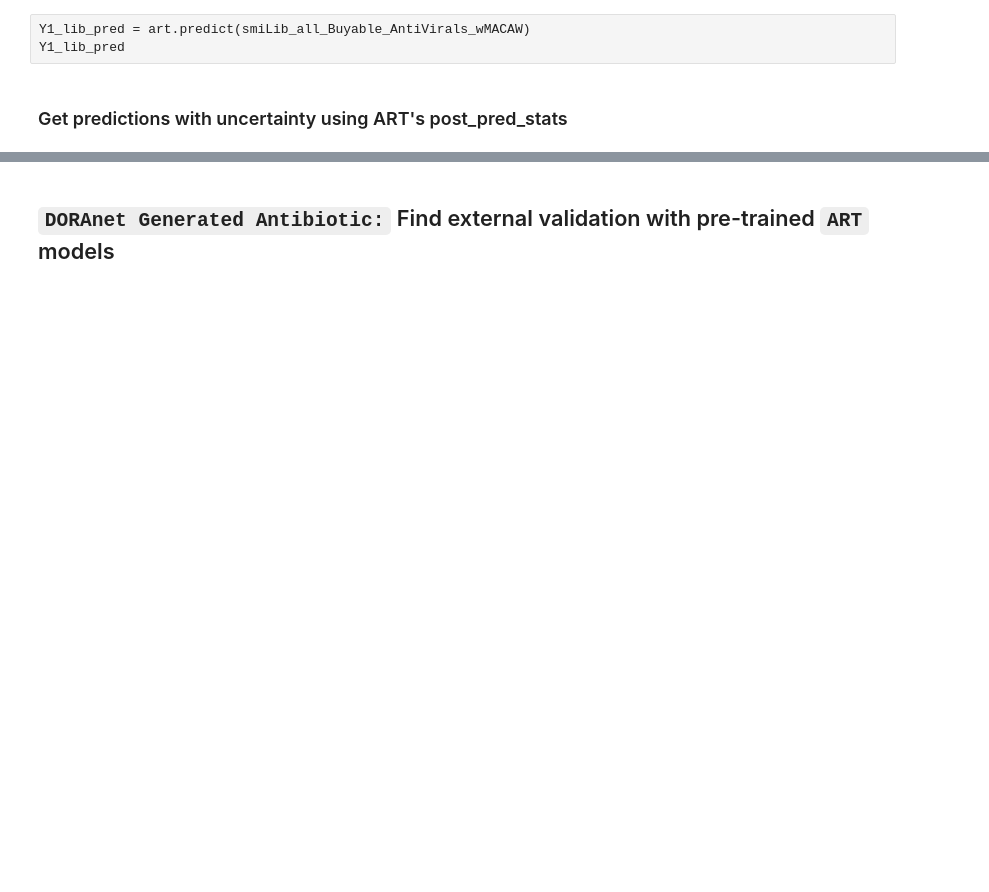
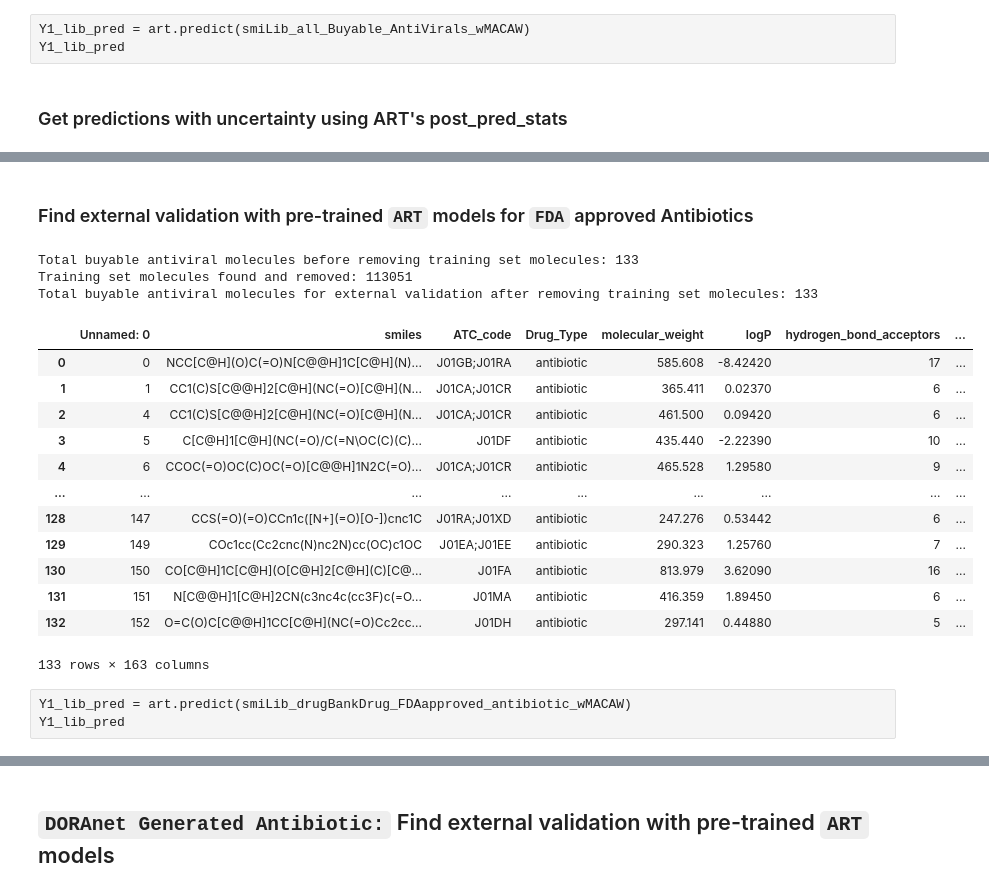
Before and after one commit to soumyadeepghosh35/DTRA_ART, a Jupyter notebook: DTRA_project_notebooks/Step5_ART_BacillusAnthracis.ipynb, the cells around one changed output, grey strips where cells are left out. Saved outputs shown, nothing was run; the diff lists cells and outputs as text; code cells hidden in the pictures; blank space fills up the shorter version.

```diff
--- a/DTRA_project_notebooks/Step5_ART_BacillusAnthracis.ipynb
+++ b/DTRA_project_notebooks/Step5_ART_BacillusAnthracis.ipynb
@@ -317,0 +247,37 @@ Predictions saved with uncertainty estimates
+# %% [markdown]
+### Find external validation with pre-trained `ART` models for `FDA` approved Antibiotics
+# %%
+BacillusAnthracis_drugBankDrug_FDAapproved_antibiotic_wMACAW = pd.read_csv(modelBuildingDataDir + "/drugBankDrug_FDAapproved_antibiotic_wMACAW.csv")
+
+print(f"Total buyable antiviral molecules before removing training set molecules: {len(BacillusAnthracis_drugBankDrug_FDAapproved_antibiotic_wMACAW)}")
+
+# Get the set of training SMILES from the chEMBL data for fast lookup
+training_smiles_set = set(BacillusAnthracisData_chEMBL_wMACAW['Smiles'])
+
+# Remove rows whose SMILES are present in the training data
+BacillusAnthracis_drugBankDrug_FDAapproved_antibiotic_wMACAW = BacillusAnthracis_drugBankDrug_FDAapproved_antibiotic_wMACAW[
+    ~BacillusAnthracis_drugBankDrug_FDAapproved_antibiotic_wMACAW['smiles'].isin(training_smiles_set)
+].reset_index(drop=True)
+
+removed_count = len(training_smiles_set) - (len(training_smiles_set) - (len(BacillusAnthracis_drugBankDrug_FDAapproved_antibiotic_wMACAW)))
+print(f"Training set molecules found and removed: {len(pd.read_csv(modelBuildingDataDir + '/Ebola_all_Buyable_AntiVirals_wMACAW.csv')) - len(BacillusAnthracis_drugBankDrug_FDAapproved_antibiotic_wMACAW)}")
+print(f"Total buyable antiviral molecules for external validation after removing training set molecules: {len(BacillusAnthracis_drugBankDrug_FDAapproved_antibiotic_wMACAW)}")
+
+BacillusAnthracis_drugBankDrug_FDAapproved_antibiotic_wMACAW
+# %% [output]
+Total buyable antiviral molecules before removing training set molecules: 133
+Training set molecules found and removed: 113051
+Total buyable antiviral molecules for external validation after removing training set molecules: 133
+|  | Unnamed: 0 | smiles | ATC_code | Drug_Type | molecular_weight | logP | hydrogen_bond_acceptors | ... |
+| 0 | 0 | NCC[C@H](O)C(=O)N[C@@H]1C[C@H](N)... | J01GB;J01RA | antibiotic | 585.608 | -8.42420 | 17 | ... |
+| 1 | 1 | CC1(C)S[C@@H]2[C@H](NC(=O)[C@H](N... | J01CA;J01CR | antibiotic | 365.411 | 0.02370 | 6 | ... |
+| 2 | 4 | CC1(C)S[C@@H]2[C@H](NC(=O)[C@H](N... | J01CA;J01CR | antibiotic | 461.500 | 0.09420 | 6 | ... |
+| 3 | 5 | C[C@H]1[C@H](NC(=O)/C(=N\OC(C)(C)... | J01DF | antibiotic | 435.440 | -2.22390 | 10 | ... |
+| 4 | 6 | CCOC(=O)OC(C)OC(=O)[C@@H]1N2C(=O)... | J01CA;J01CR | antibiotic | 465.528 | 1.29580 | 9 | ... |
+| ... | ... | ... | ... | ... | ... | ... | ... | ... |
+| 128 | 147 | CCS(=O)(=O)CCn1c([N+](=O)[O-])cnc1C | J01RA;J01XD | antibiotic | 247.276 | 0.53442 | 6 | ... |
+| 129 | 149 | COc1cc(Cc2cnc(N)nc2N)cc(OC)c1OC | J01EA;J01EE | antibiotic | 290.323 | 1.25760 | 7 | ... |
+| 130 | 150 | CO[C@H]1C[C@H](O[C@H]2[C@H](C)[C@... | J01FA | antibiotic | 813.979 | 3.62090 | 16 | ... |
+| 131 | 151 | N[C@@H]1[C@H]2CN(c3nc4c(cc3F)c(=O... | J01MA | antibiotic | 416.359 | 1.89450 | 6 | ... |
+| 132 | 152 | O=C(O)C[C@@H]1CC[C@H](NC(=O)Cc2cc... | J01DH | antibiotic | 297.141 | 0.44880 | 5 | ... |
+133 rows × 163 columns
@@ -317,0 +287,3 @@ Predictions saved with uncertainty estimates
+# %% [raw]
+Y1_lib_pred = art.predict(smiLib_drugBankDrug_FDAapproved_antibiotic_wMACAW)
+Y1_lib_pred
```
Also changed, not shown: parts of 39 cells of this notebook, 1 other file.
